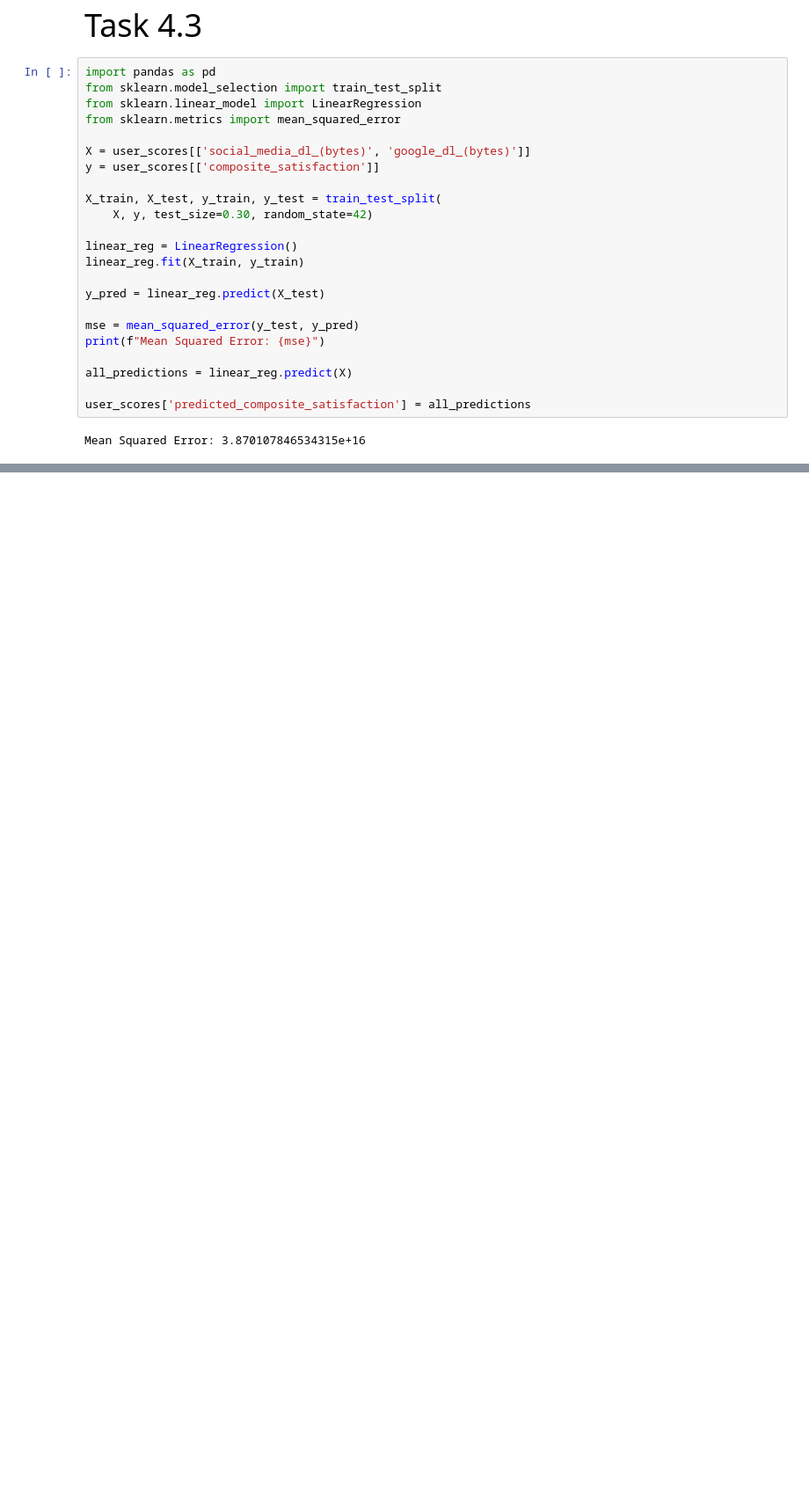
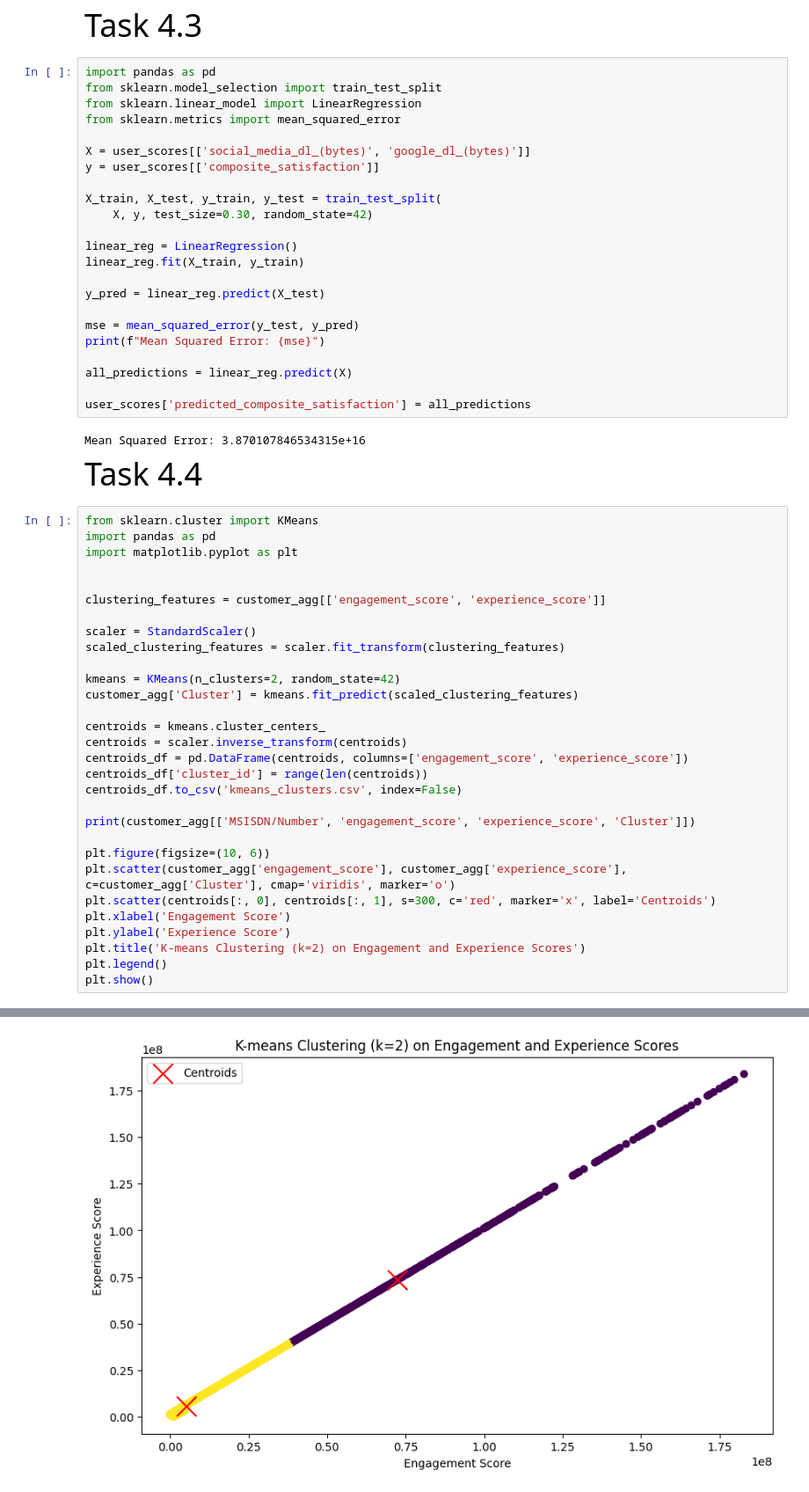
Before and after one commit to Wbam/Week-2, a Jupyter notebook: notebooks/SatisfactionAnalysis.ipynb, the cells around one changed output, grey strips where cells are left out. Shown at 88% size. Cells and saved outputs as stored; diff of their text form; blank space fills up the shorter version.

Commit message:
K-means clustering (k=2) on engagement and experience scores

```diff
--- a/notebooks/SatisfactionAnalysis.ipynb
+++ b/notebooks/SatisfactionAnalysis.ipynb
@@ -173,3 +173,36 @@ all_predictions = linear_reg.predict(X)
 user_scores['predicted_composite_satisfaction'] = all_predictions
 # %% [output]
 Mean Squared Error: 3.870107846534315e+16
+# %% [markdown]
+<span style="font-size: 36px;">Task 4.4</span>
+# %%
+from sklearn.cluster import KMeans
+import pandas as pd
+import matplotlib.pyplot as plt
+
+
+clustering_features = customer_agg[['engagement_score', 'experience_score']]
+
+scaler = StandardScaler()
+scaled_clustering_features = scaler.fit_transform(clustering_features)
+
+kmeans = KMeans(n_clusters=2, random_state=42)
+customer_agg['Cluster'] = kmeans.fit_predict(scaled_clustering_features)
+
+centroids = kmeans.cluster_centers_
+centroids = scaler.inverse_transform(centroids)
+centroids_df = pd.DataFrame(centroids, columns=['engagement_score', 'experience_score'])
+centroids_df['cluster_id'] = range(len(centroids))
+centroids_df.to_csv('kmeans_clusters.csv', index=False)
+
+print(customer_agg[['MSISDN/Number', 'engagement_score', 'experience_score', 'Cluster']])
+
+plt.figure(figsize=(10, 6))
+plt.scatter(customer_agg['engagement_score'], customer_agg['experience_score'], c=customer_agg['Cluster'], cmap='viridis', marker='o')
+plt.scatter(centroids[:, 0], centroids[:, 1], s=300, c='red', marker='x', label='Centroids')
+plt.xlabel('Engagement Score')
+plt.ylabel('Experience Score')
+plt.title('K-means Clustering (k=2) on Engagement and Experience Scores')
+plt.legend()
+plt.show()
+# %% [output]
@@ -175,0 +223 @@ Mean Squared Error: 3.870107846534315e+16
+[figure, added]
```
Also changed, not shown: parts of 3 cells of this notebook, 1 other file.
